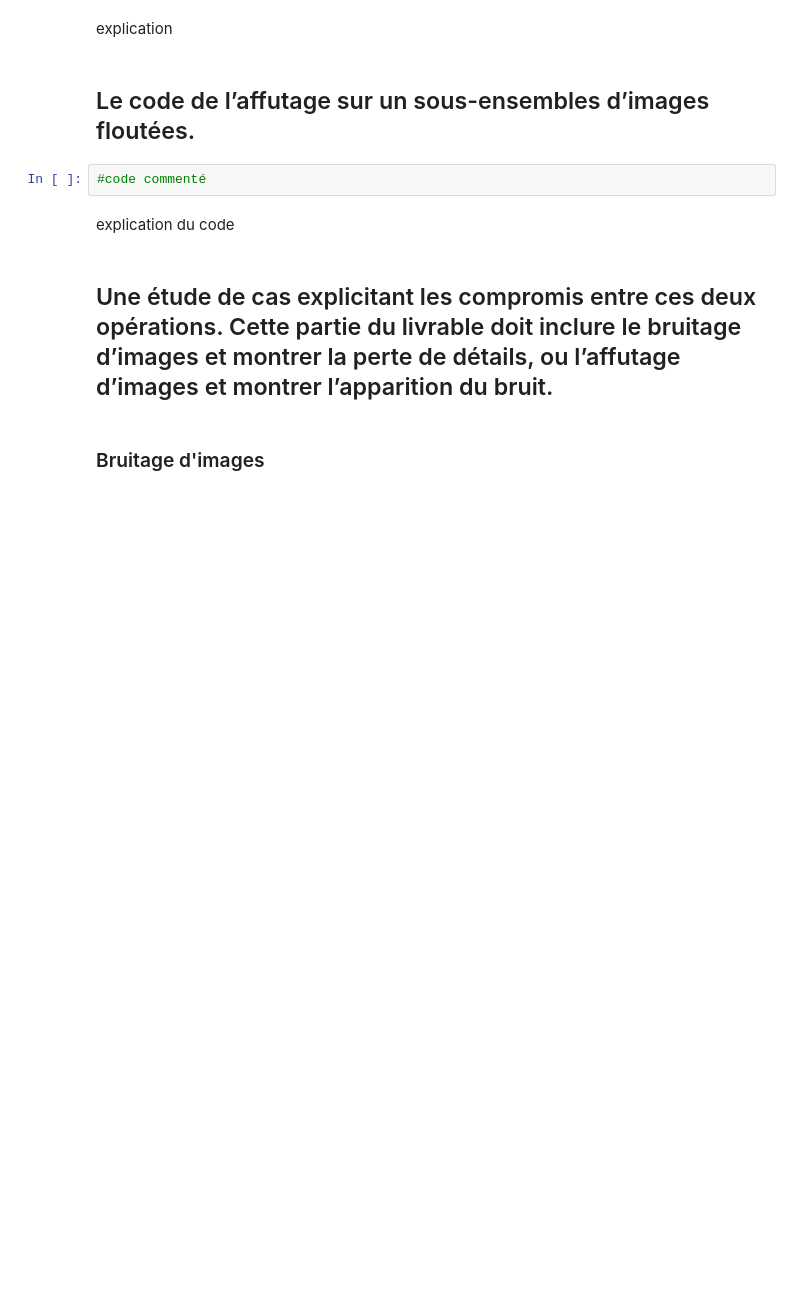
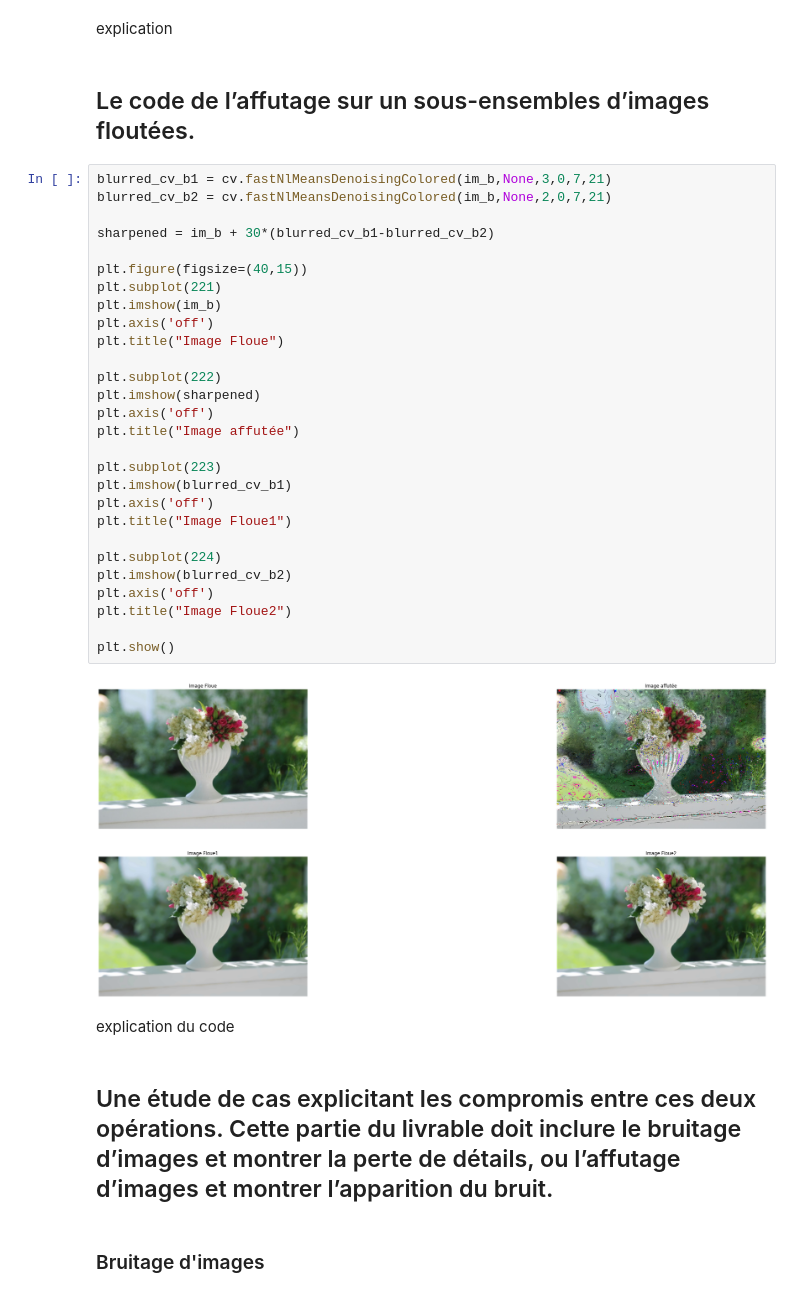
Before and after one commit to MazurierPierre/Projet-Data-Science, a Jupyter notebook: Livrable 1.ipynb, the cells around one changed output. Cells and saved outputs as stored; diff of their text form; blank space fills up the shorter version.

```diff
--- a/Livrable 1.ipynb
+++ b/Livrable 1.ipynb
@@ -30,8 +85,36 @@ warnings.filterwarnings(action="ignore", message="^internal gelsd")
 explication
 # %% [markdown]
 ## Le code de l’affutage sur un sous-ensembles d’images floutées.
-# %%
-#code commenté
+# %%
+blurred_cv_b1 = cv.fastNlMeansDenoisingColored(im_b,None,3,0,7,21)
+blurred_cv_b2 = cv.fastNlMeansDenoisingColored(im_b,None,2,0,7,21)
+
+sharpened = im_b + 30*(blurred_cv_b1-blurred_cv_b2)
+
+plt.figure(figsize=(40,15))
+plt.subplot(221)
+plt.imshow(im_b)
+plt.axis('off')
+plt.title("Image Floue")
+
+plt.subplot(222)
+plt.imshow(sharpened)
+plt.axis('off')
+plt.title("Image affutée")
+
+plt.subplot(223)
+plt.imshow(blurred_cv_b1)
+plt.axis('off')
+plt.title("Image Floue1")
+
+plt.subplot(224)
+plt.imshow(blurred_cv_b2)
+plt.axis('off')
+plt.title("Image Floue2")
+
+plt.show()
+# %% [output]
+[figure, added]
 # %% [markdown]
 explication du code
 # %% [markdown]
```
Also changed, not shown: parts of 5 cells of this notebook.
